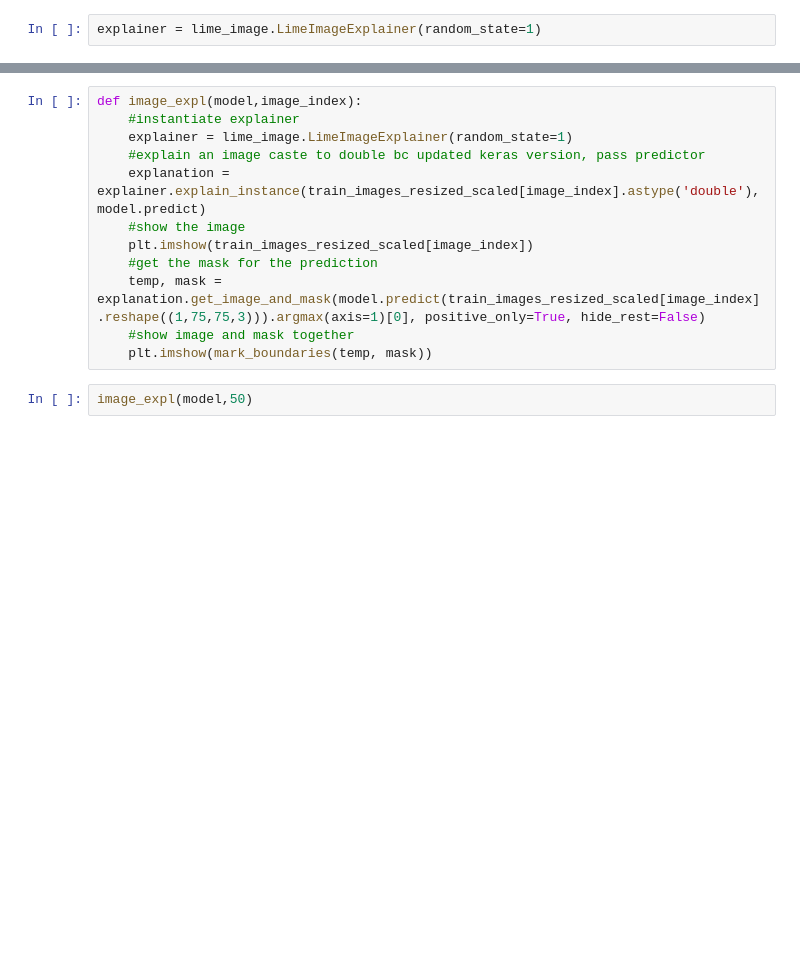
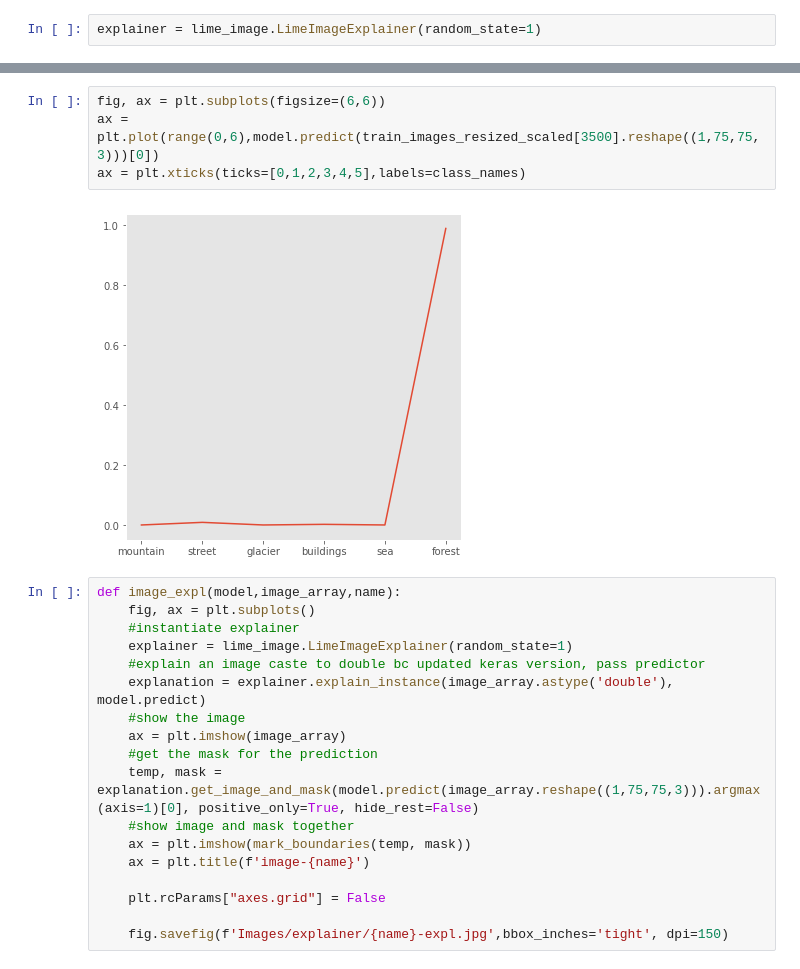
Before and after one commit to Joshua-Hill-Science/Landscapes, a Jupyter notebook: notebooks/exploratory/Warren/Lime.ipynb, the cells around one changed output, grey strips where cells are left out. Cells and saved outputs as stored; diff of their text form; blank space fills up the shorter version.

```diff
--- a/notebooks/exploratory/Warren/Lime.ipynb
+++ b/notebooks/exploratory/Warren/Lime.ipynb
@@ -199,14 +208,24 @@ model.predict(train_images_resized_scaled[10].reshape((1,75,75,3)))
+# %%
+fig, ax = plt.subplots(figsize=(6,6))
+ax = plt.plot(range(0,6),model.predict(train_images_resized_scaled[3500].reshape((1,75,75,3)))[0])
+ax = plt.xticks(ticks=[0,1,2,3,4,5],labels=class_names)
+# %% [output]
+[figure, added]
 # %%
-def image_expl(model,image_index):
+def image_expl(model,image_array,name):
+    fig, ax = plt.subplots()
     #instantiate explainer
     explainer = lime_image.LimeImageExplainer(random_state=1)
     #explain an image caste to double bc updated keras version, pass predictor
-    explanation = explainer.explain_instance(train_images_resized_scaled[image_index].astype('double'), model.predict)
+    explanation = explainer.explain_instance(image_array.astype('double'), model.predict)
     #show the image
-    plt.imshow(train_images_resized_scaled[image_index])
+    ax = plt.imshow(image_array)
     #get the mask for the prediction
-    temp, mask = explanation.get_image_and_mask(model.predict(train_images_resized_scaled[image_index].reshape((1,75,75,3))).argmax(axis=1)[0], positive_only=True, hide_rest=False)
+    temp, mask = explanation.get_image_and_mask(model.predict(image_array.reshape((1,75,75,3))).argmax(axis=1)[0], positive_only=True, hide_rest=False)
     #show image and mask together
-    plt.imshow(mark_boundaries(temp, mask))
+    ax = plt.imshow(mark_boundaries(temp, mask))
+    ax = plt.title(f'image-{name}')
+
+    plt.rcParams["axes.grid"] = False
+
+    fig.savefig(f'Images/explainer/{name}-expl.jpg',bbox_inches='tight', dpi=150)
-# %%
-image_expl(model,50)
```
Also changed, not shown: parts of 11 cells of this notebook, 17 other files.
